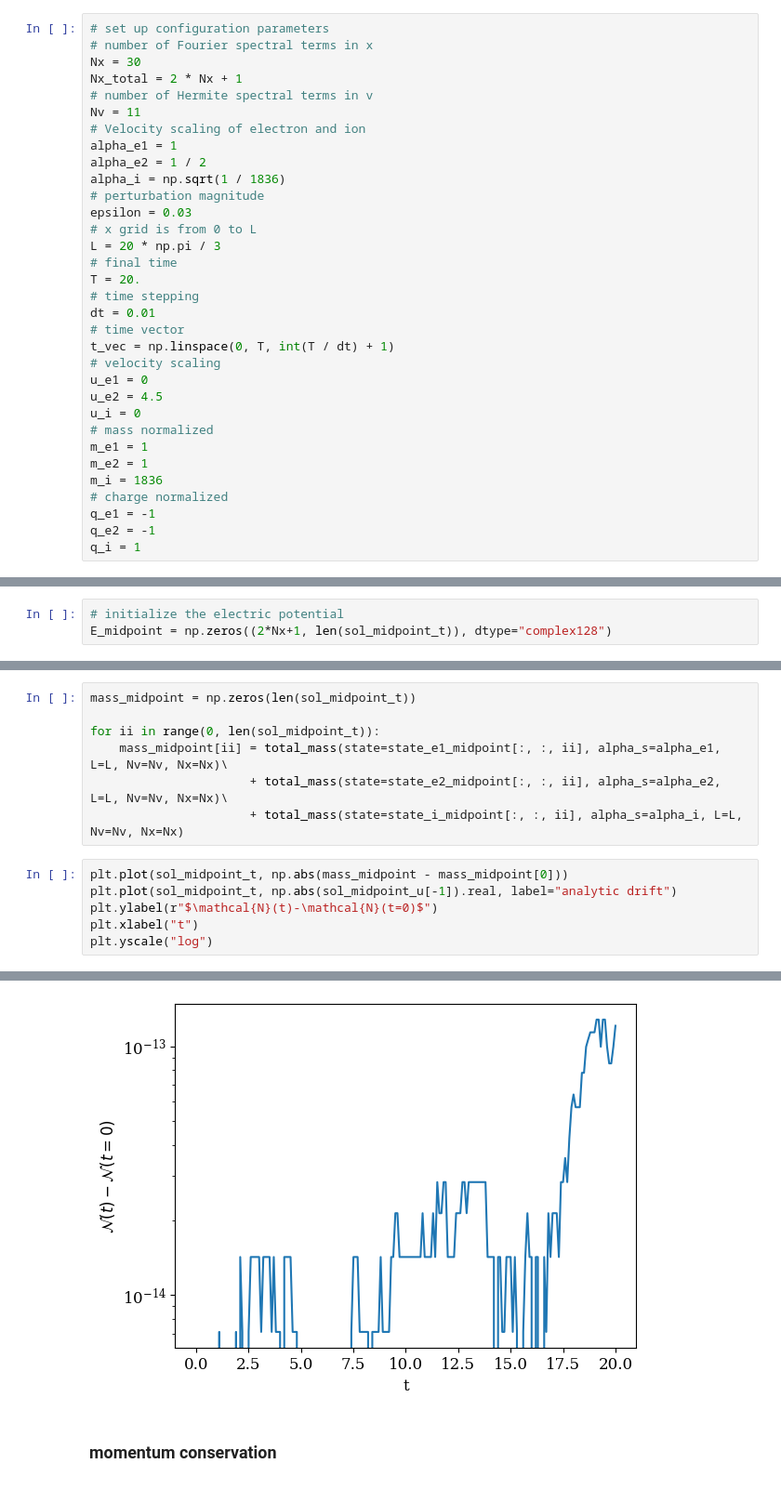
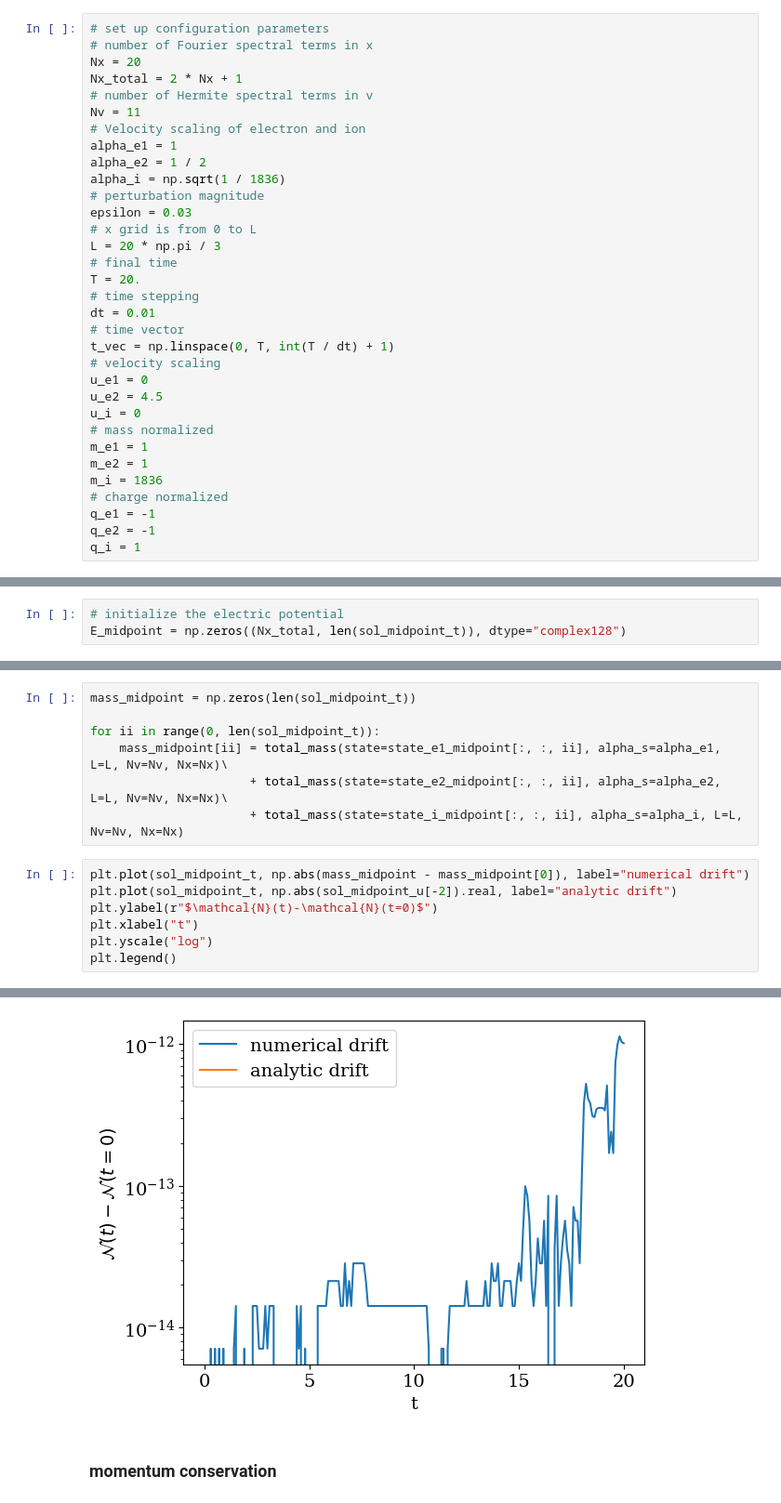
Before and after one commit to opaliss/SW-Conservative-Closure, a Jupyter notebook: SW/bump on tail SW.ipynb, the cells around one changed output, grey strips where cells are left out. Shown at 93% size. Drawn from its saved outputs; the diff is of its cells as text.

```diff
--- a/SW/bump on tail SW.ipynb
+++ b/SW/bump on tail SW.ipynb
@@ -22,7 +22,7 @@ matplotlib.rc('ytick', labelsize=12)
 # %%
 # set up configuration parameters
 # number of Fourier spectral terms in x
-Nx = 30
+Nx = 20
 Nx_total = 2 * Nx + 1
 # number of Hermite spectral terms in v
 Nv = 11
@@ -68,7 +70,7 @@ print(np.shape(sol_midpoint_t))
 (201,)
 # %%
 # initialize the electric potential
-E_midpoint = np.zeros((2*Nx+1, len(sol_midpoint_t)), dtype="complex128")
+E_midpoint = np.zeros((Nx_total, len(sol_midpoint_t)), dtype="complex128")
 # %%
 # initialize the states for implicit midpoint (symplectic)
 state_e1_midpoint = np.zeros((Nv, Nx_total, len(sol_midpoint_t)), dtype="complex128")
@@ -194,9 +196,10 @@ for ii in range(0, len(sol_midpoint_t)):
                       + total_mass(state=state_e2_midpoint[:, :, ii], alpha_s=alpha_e2, L=L, Nv=Nv, Nx=Nx)\
                       + total_mass(state=state_i_midpoint[:, :, ii], alpha_s=alpha_i, L=L, Nv=Nv, Nx=Nx)
 # %%
-plt.plot(sol_midpoint_t, np.abs(mass_midpoint - mass_midpoint[0]))
-plt.plot(sol_midpoint_t, np.abs(sol_midpoint_u[-1]).real, label="analytic drift")
+plt.plot(sol_midpoint_t, np.abs(mass_midpoint - mass_midpoint[0]), label="numerical drift")
+plt.plot(sol_midpoint_t, np.abs(sol_midpoint_u[-2]).real, label="analytic drift")
 plt.ylabel(r"$\mathcal{N}(t)-\mathcal{N}(t=0)$")
 plt.xlabel("t")
 plt.yscale("log")
+plt.legend()
 # %% [output]
@@ -203,4 +207,4 @@ plt.yscale("log")
-[figure, old version]
+[figure, new version]
 # %% [markdown]
 ### momentum conservation
 # %%
```
Also changed, not shown: parts of 11 cells of this notebook, 1 other file.
